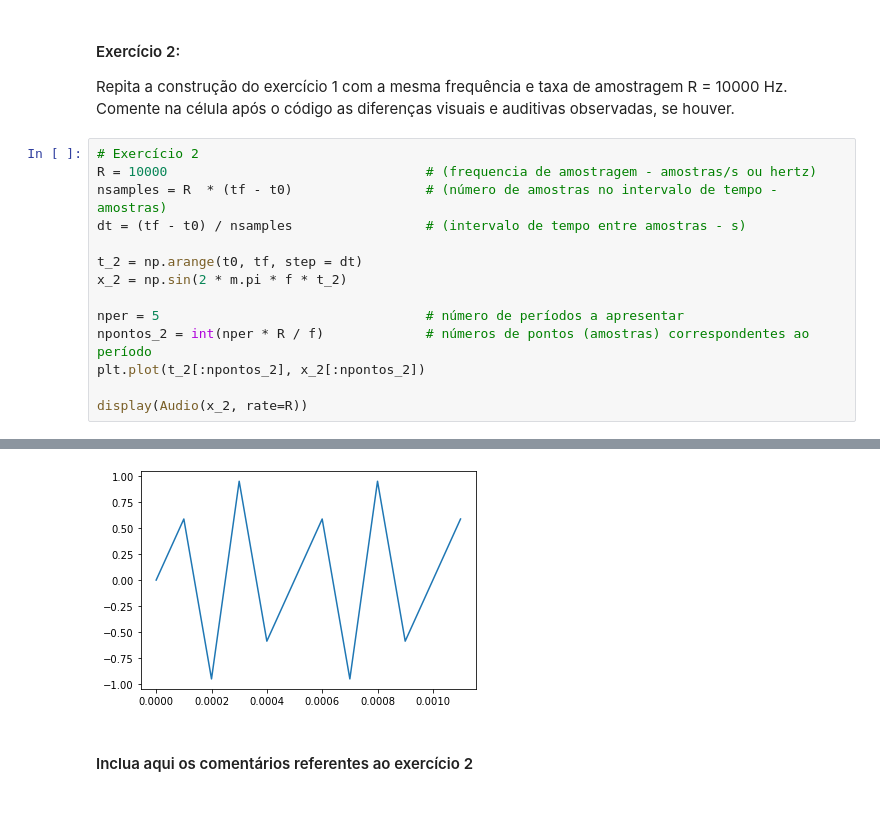
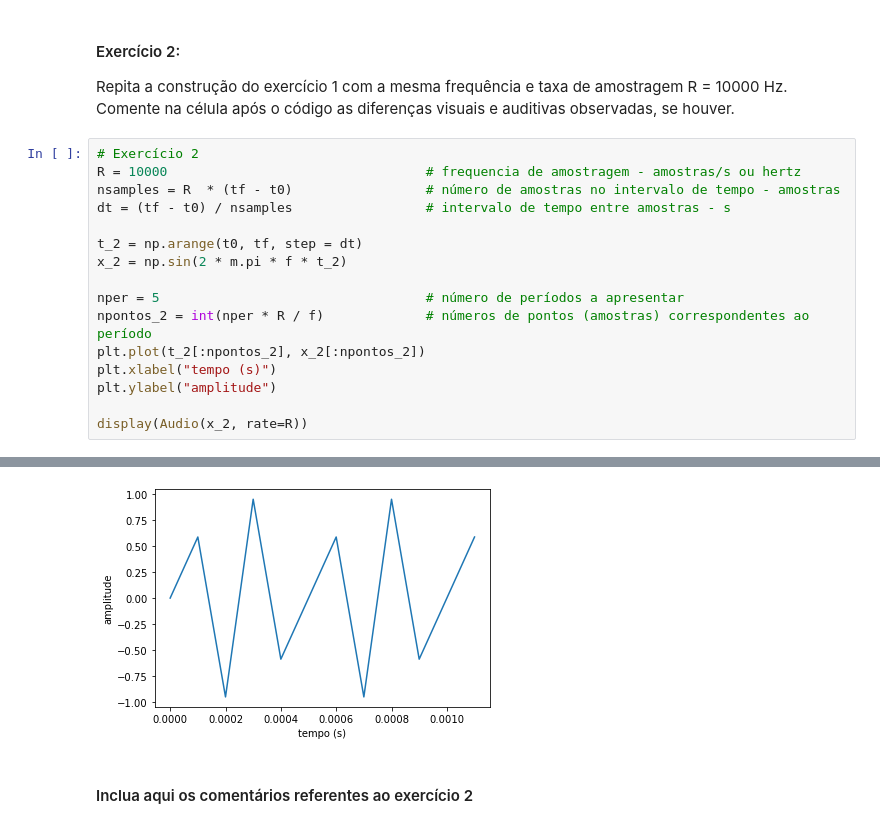
Before and after one commit to cirobr/mac5920-processamento-sinais-digitais, a Jupyter notebook: EP1_2320769.ipynb, the cells around one changed output, grey strips where cells are left out. Drawn from its saved outputs; the diff is of its cells as text.

```diff
--- a/EP1_2320769.ipynb
+++ b/EP1_2320769.ipynb
@@ -58,20 +60,22 @@ display(Audio(x_1, rate=R))
 Repita a construção do exercício 1 com a mesma frequência e taxa de amostragem R = 10000 Hz. Comente na célula após o código as diferenças visuais e auditivas observadas, se houver.
 # %%
 # Exercício 2
-R = 10000                                 # (frequencia de amostragem - amostras/s ou hertz)
-nsamples = R  * (tf - t0)                 # (número de amostras no intervalo de tempo - amostras)
-dt = (tf - t0) / nsamples                 # (intervalo de tempo entre amostras - s)
+R = 10000                                 # frequencia de amostragem - amostras/s ou hertz
+nsamples = R  * (tf - t0)                 # número de amostras no intervalo de tempo - amostras
+dt = (tf - t0) / nsamples                 # intervalo de tempo entre amostras - s
 
 t_2 = np.arange(t0, tf, step = dt)
 x_2 = np.sin(2 * m.pi * f * t_2)
 
 nper = 5                                  # número de períodos a apresentar
 npontos_2 = int(nper * R / f)             # números de pontos (amostras) correspondentes ao período
 plt.plot(t_2[:npontos_2], x_2[:npontos_2])
+plt.xlabel("tempo (s)")
+plt.ylabel("amplitude")
 
 display(Audio(x_2, rate=R))
 # %% [output]
 [interactive output not drawn]
-[figure, old version]
+[figure, new version]
 # %% [markdown]
 #### Inclua aqui os comentários referentes ao exercício 2
```
Also changed, not shown: parts of 7 cells of this notebook, 4 other files.
